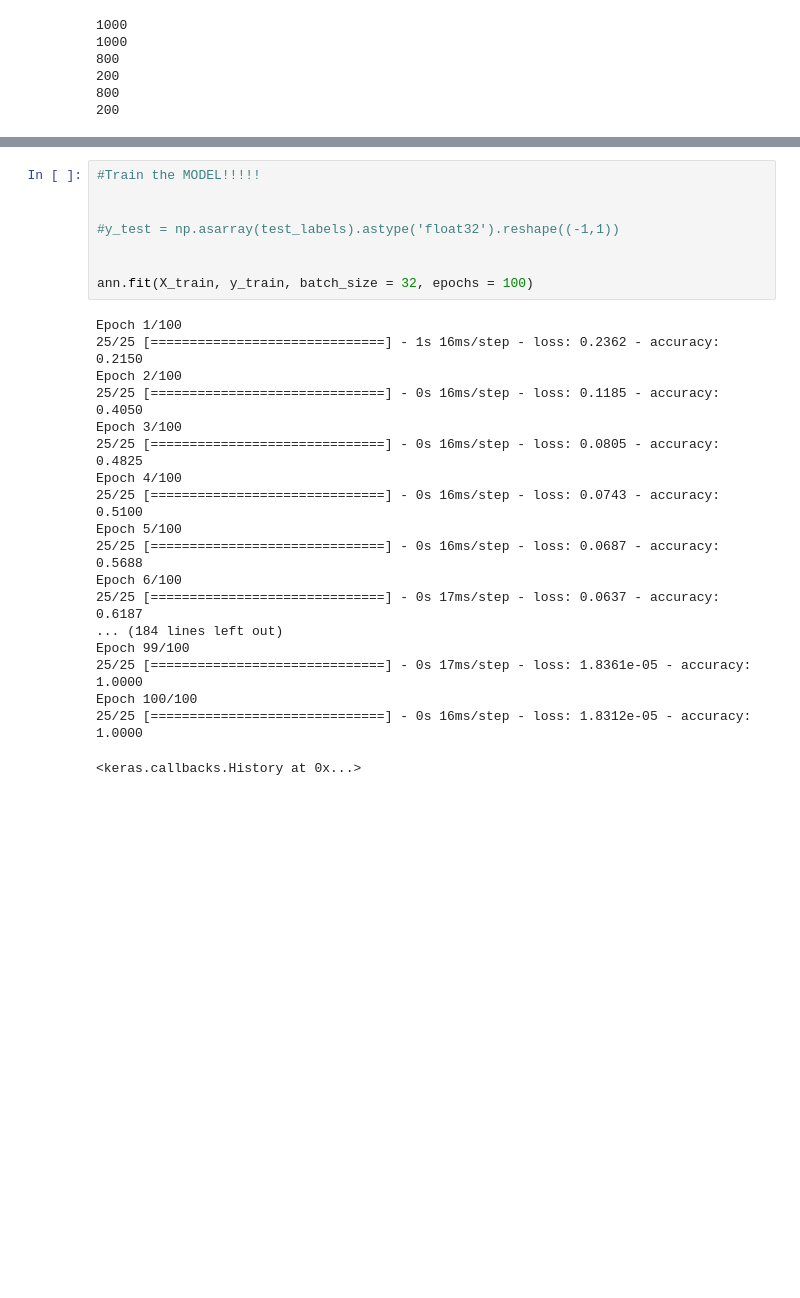
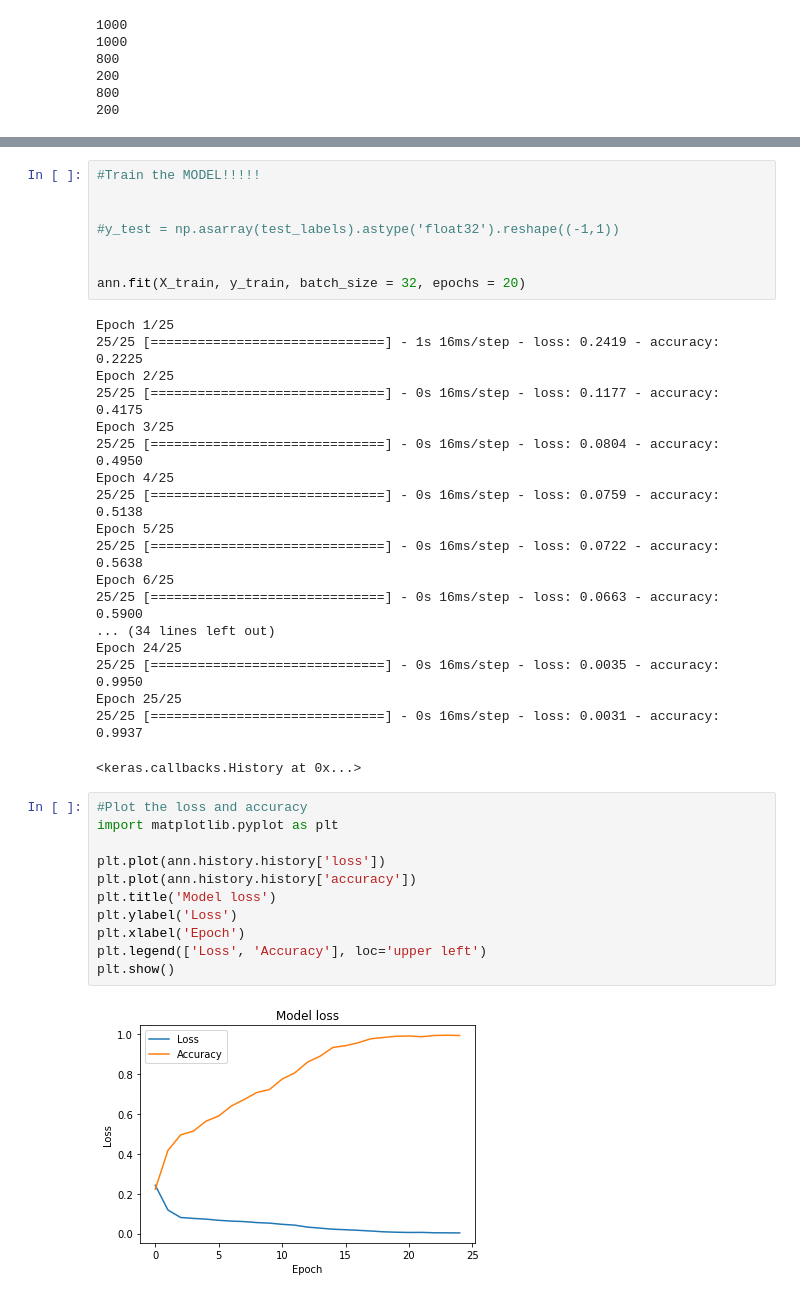
Before and after one commit to AbbyKatt/mycode, a Jupyter notebook: AI_Adjustments_Proto/AiTrainer.ipynb, the cells around one changed output, grey strips where cells are left out. Saved outputs shown, nothing was run; the diff lists cells and outputs as text; blank space fills up the shorter version.

Commit message:
Added in training graphs Added in validation against test set hyperparameters need tuning - we're getting low accuracy

```diff
--- a/AI_Adjustments_Proto/AiTrainer.ipynb
+++ b/AI_Adjustments_Proto/AiTrainer.ipynb
@@ -197,23 +197,36 @@ _________________________________________________________________
 #y_test = np.asarray(test_labels).astype('float32').reshape((-1,1))
 
 
-ann.fit(X_train, y_train, batch_size = 32, epochs = 100)
+ann.fit(X_train, y_train, batch_size = 32, epochs = 20)
 # %% [output]
-Epoch 1/100
-25/25 [==============================] - 1s 16ms/step - loss: 0.2362 - accuracy: 0.2150
-Epoch 2/100
-25/25 [==============================] - 0s 16ms/step - loss: 0.1185 - accuracy: 0.4050
-Epoch 3/100
-25/25 [==============================] - 0s 16ms/step - loss: 0.0805 - accuracy: 0.4825
-Epoch 4/100
-25/25 [==============================] - 0s 16ms/step - loss: 0.0743 - accuracy: 0.5100
-Epoch 5/100
-25/25 [==============================] - 0s 16ms/step - loss: 0.0687 - accuracy: 0.5688
-Epoch 6/100
-25/25 [==============================] - 0s 17ms/step - loss: 0.0637 - accuracy: 0.6187
-... (184 lines left out)
-Epoch 99/100
-25/25 [==============================] - 0s 17ms/step - loss: 1.8361e-05 - accuracy: 1.0000
-Epoch 100/100
-25/25 [==============================] - 0s 16ms/step - loss: 1.8312e-05 - accuracy: 1.0000
+Epoch 1/25
+25/25 [==============================] - 1s 16ms/step - loss: 0.2419 - accuracy: 0.2225
+Epoch 2/25
+25/25 [==============================] - 0s 16ms/step - loss: 0.1177 - accuracy: 0.4175
+Epoch 3/25
+25/25 [==============================] - 0s 16ms/step - loss: 0.0804 - accuracy: 0.4950
+Epoch 4/25
+25/25 [==============================] - 0s 16ms/step - loss: 0.0759 - accuracy: 0.5138
+Epoch 5/25
+25/25 [==============================] - 0s 16ms/step - loss: 0.0722 - accuracy: 0.5638
+Epoch 6/25
+25/25 [==============================] - 0s 16ms/step - loss: 0.0663 - accuracy: 0.5900
+... (34 lines left out)
+Epoch 24/25
+25/25 [==============================] - 0s 16ms/step - loss: 0.0035 - accuracy: 0.9950
+Epoch 25/25
+25/25 [==============================] - 0s 16ms/step - loss: 0.0031 - accuracy: 0.9937
 <keras.callbacks.History at 0x...>
+# %%
+#Plot the loss and accuracy
+import matplotlib.pyplot as plt
+
+plt.plot(ann.history.history['loss'])
+plt.plot(ann.history.history['accuracy'])
+plt.title('Model loss')
+plt.ylabel('Loss')
+plt.xlabel('Epoch')
+plt.legend(['Loss', 'Accuracy'], loc='upper left')
+plt.show()
+# %% [output]
+[figure, added]
```
Also changed, not shown: parts of 2 cells of this notebook.
